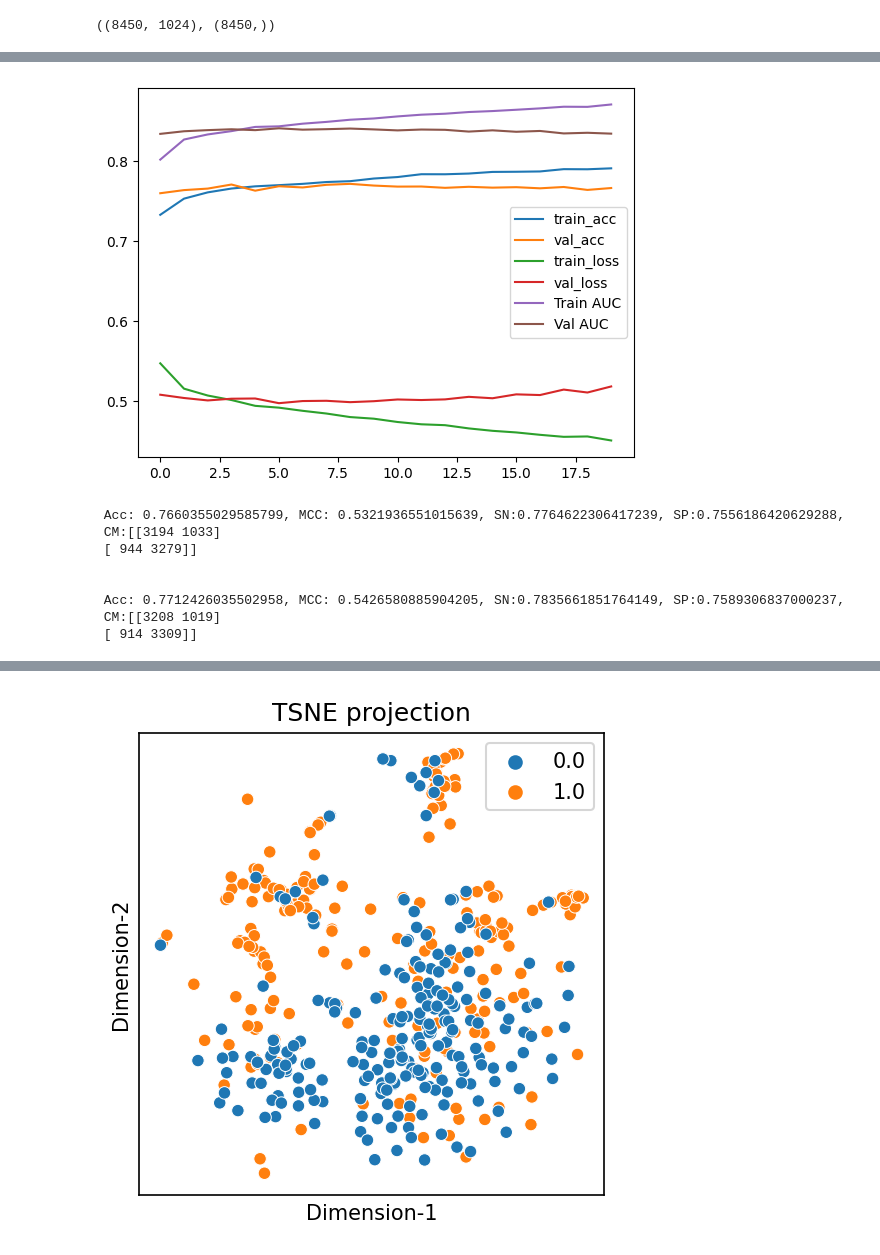
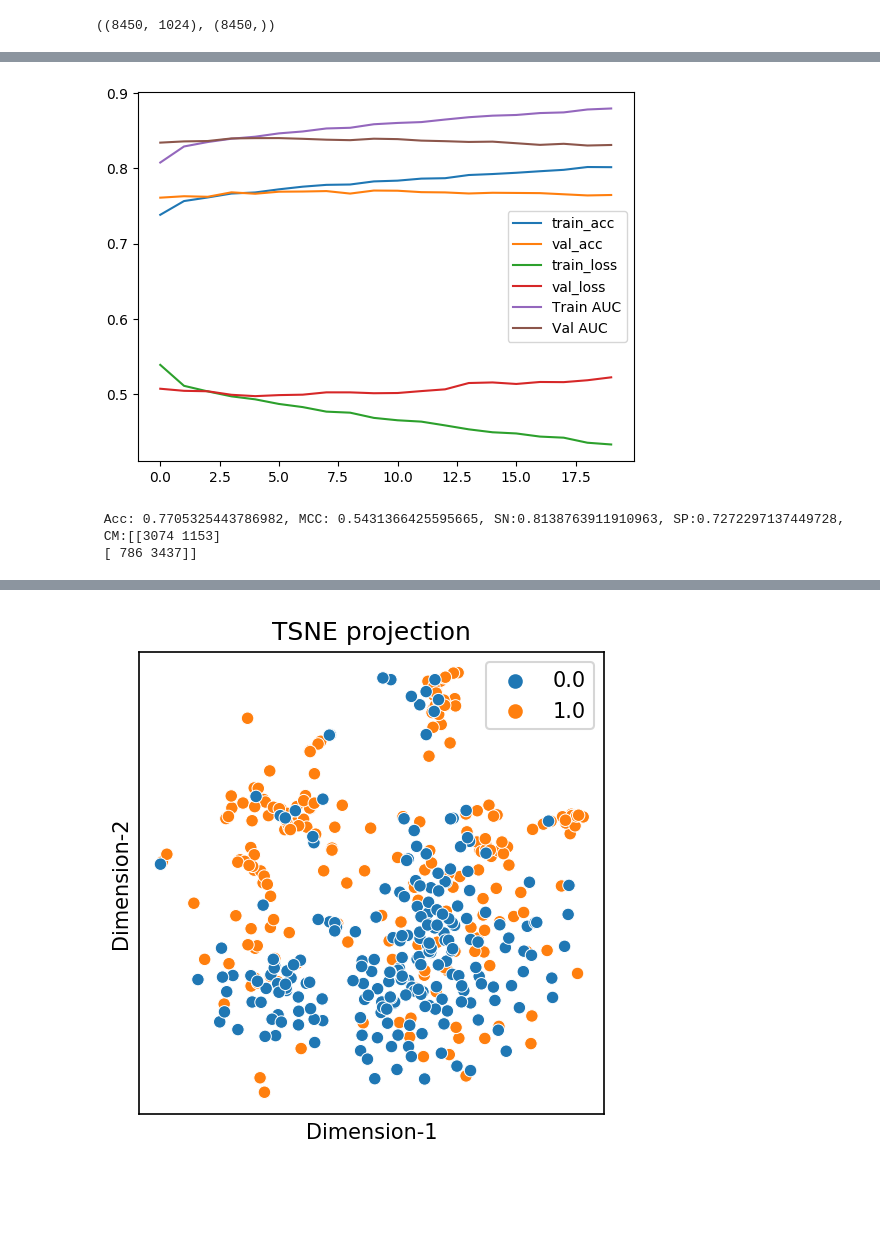
Before and after one commit to anuprulez/transformer_dephosphorylation, a Jupyter notebook: notebooks/train_prot_t5_ffn.ipynb, the cells around one changed output, grey strips where cells are left out. Saved outputs shown, nothing was run; the diff lists cells and outputs as text; code cells hidden in the pictures; blank space fills up the shorter version.

```diff
--- a/notebooks/train_prot_t5_ffn.ipynb
+++ b/notebooks/train_prot_t5_ffn.ipynb
@@ -68,18 +68,6 @@ def plot(history):
     plt.plot(history.history['val_auc_roc'], label='Val AUC')
     plt.legend()
     plt.show()
-# %%
-def prot_t5_model():
-    # prot_t5
-    M1_input = Input(shape=(1024,))
-    M1_dense_1 = Dense(256)(M1_input)
-    drop_out = Dropout(0.4)(M1_dense_1)
-
-    M1_dense_2 = Dense(64, activation='relu')(drop_out)
-    drop_out = Dropout(0.4)(M1_dense_2)
-    M1_dense_3 = Dense(1, activation = 'sigmoid')(drop_out)
-    model = Model(inputs=M1_input, outputs=M1_dense_3)
-    return model
 # %%
 def read_h5(path):
     hf = h5py.File(path, 'r')
@@ -483,5 +415,28 @@ Epoch 30/30
 # %%
 ########### Model B
+
+def prot_t5_model():
+    # prot_t5
+    M1_input = Input(shape=(1024,))
+    M1_dense_1 = Dense(256)(M1_input)
+    drop_out = Dropout(0.4)(M1_dense_1)
+    M1_dense_2 = Dense(128, activation='relu')(drop_out)
+    drop_out = Dropout(0.4)(M1_dense_2)
+    M1_dense_3 = Dense(1, activation = 'sigmoid')(drop_out)
+    model = Model(inputs=M1_input, outputs=M1_dense_3)
+    '''model = Sequential()
+    model.add(tf.keras.layers.Reshape((32, 32), input_shape=(1024,)))
+    model.add(Lambda(lambda x: tf.expand_dims(x, 3)))
+    model.add(Conv2D(256, kernel_size=(17, 3), activation = 'relu', kernel_initializer='he_normal', padding = 'VALID'))
+    model.add(Dropout(0.4))
+    model.add(MaxPooling2D(pool_size=(2, 2)))
+    model.add(Flatten())
+    model.add(Dense(128, activation='relu', kernel_initializer='he_normal'))
+    model.add(Dropout(0.4))
+    model.add(Dense(32, activation='relu', kernel_initializer='he_normal'))
+    model.add(Dropout(0.4))
+    model.add(Dense(1, activation='sigmoid'))'''
+    return model
 
 print("Pre Training Embedding model...")
 
@@ -503,23 +458,9 @@ history_B = model_B.fit(pre_train_ST_Embed, pre_train_ST_labels_Embed, batch_siz
 
 # pre_train_ST_Embed.shape, pre_train_ST_labels_Embed.shape
 # pre_test_ST_Embed.shape, pre_test_ST_labels_Embed.shape
-#model_B.save_weights('../models/re_train_model_B.h5')
-
-y_pred = model_B.predict(pre_test_ST_Embed).reshape(pre_test_ST_labels_Embed.shape[0],)
-y_pred = (y_pred > 0.5)
-y_pred = [int(i) for i in y_pred]
-pre_train_ST_labels_Embed = np.array(pre_train_ST_labels_Embed)
-y_pred = np.array(y_pred)
-
-cm = confusion_matrix(pre_test_ST_labels_Embed, y_pred)
-mcc = matthews_corrcoef(pre_test_ST_labels_Embed, y_pred)
-acc = accuracy_score(pre_test_ST_labels_Embed, y_pred)
-
-sn = cm[1][1]/(cm[1][1]+cm[1][0])
-sp = cm[0][0]/(cm[0][0]+cm[0][1])
 
 plot(history_B)
-print("\n Acc: %s, MCC: %s, SN:%s, SP:%s, \n CM:%s" %(str(acc), str(mcc), str(sn), str(sp), cm))
+
 print()
 
 loaded_model_B = prot_t5_model()
@@ -559,11 +500,6 @@ Epoch 20/20
-[figure, old version]
+[figure, new version]
- Acc: 0.7660355029585799, MCC: 0.5321936551015639, SN:0.7764622306417239, SP:0.7556186420629288,
- CM:[[3194 1033]
- [ 944 3279]]
-
-
- Acc: 0.7712426035502958, MCC: 0.5426580885904205, SN:0.7835661851764149, SP:0.7589306837000237,
- CM:[[3208 1019]
- [ 914 3309]]
+ Acc: 0.7705325443786982, MCC: 0.5431366425595665, SN:0.8138763911910963, SP:0.7272297137449728,
+ CM:[[3074 1153]
+ [ 786 3437]]
 # %%
 # transformer based embedding model
```
Also changed, not shown: parts of 18 cells of this notebook, 10 other files.
